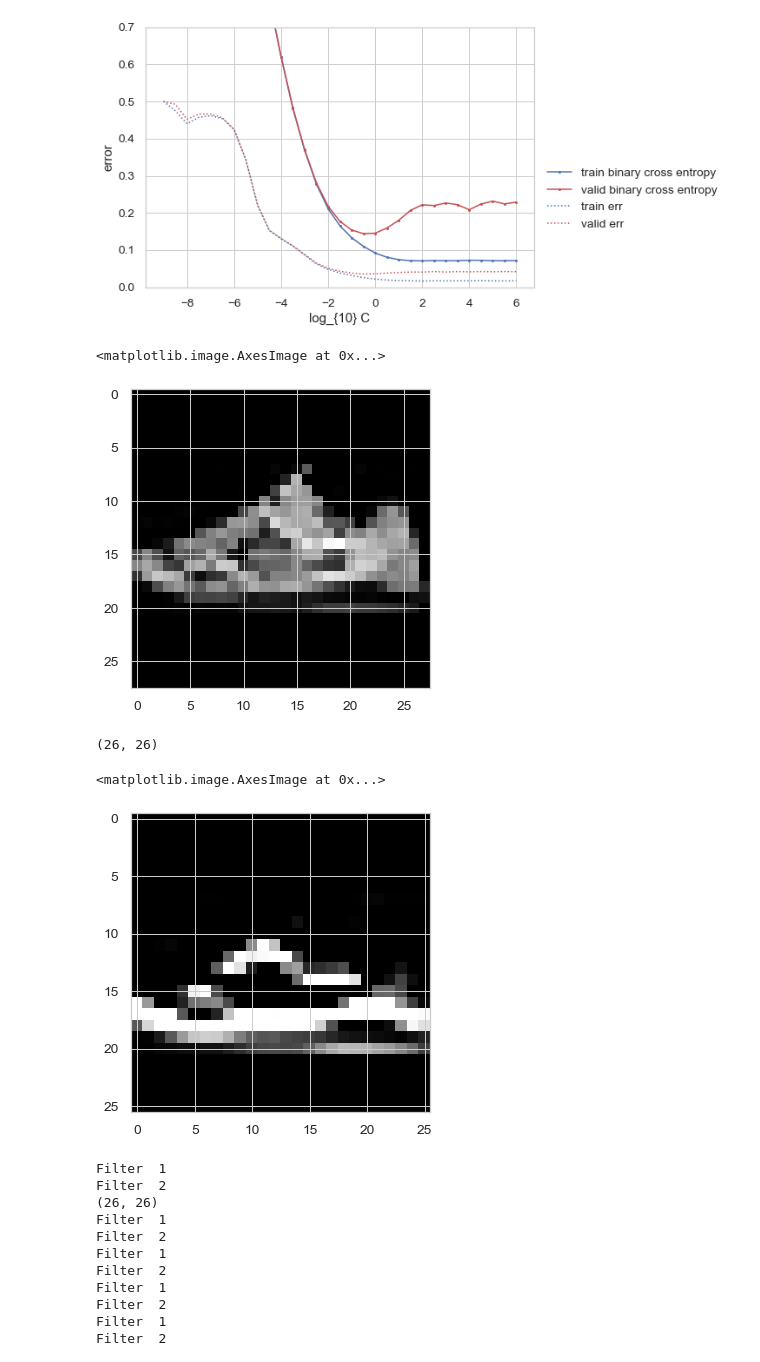
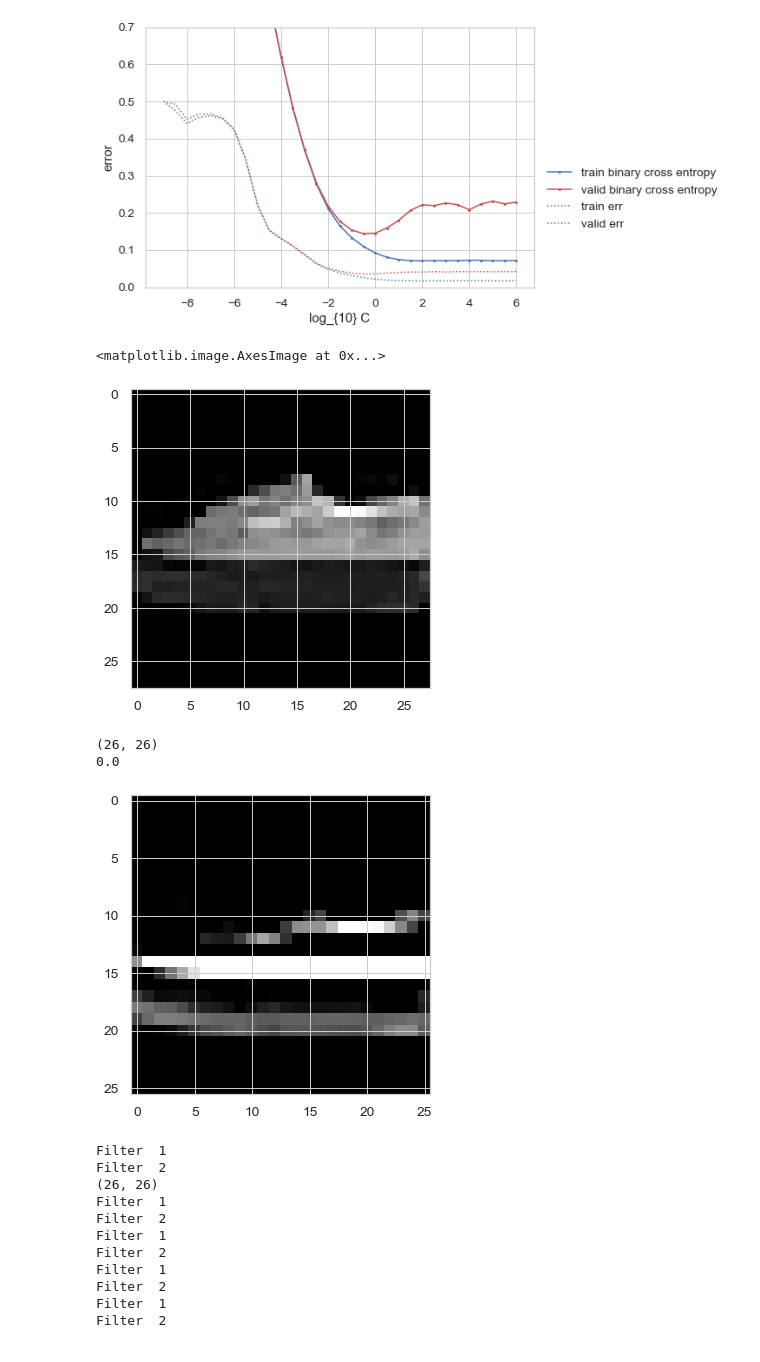
Before and after one commit to kamibrumi/comp135-intro-to-ml, a Jupyter notebook: projectA/projA_notebook_p2.ipynb, the cells around one changed output. Drawn from its saved outputs; the diff is of its cells as text; code cells hidden in the pictures.

```diff
--- a/projectA/projA_notebook_p2.ipynb
+++ b/projectA/projA_notebook_p2.ipynb
@@ -670,19 +670,20 @@ def conv(img, conv_filter):
         feature_maps[:, :, filter_num] = conv_map # Holding feature map with the current filter.
     return feature_maps # Returning all feature maps.
 # %%
-image = 300
+image = 55
 plt.imshow(training_x_tr[image].reshape(28,28), interpolation='nearest', vmin=0, vmax=1, cmap='gray')
 # %% [output]
 <matplotlib.image.AxesImage at 0x...>
-[figure, old version]
+[figure, new version]
 # %%
 new_image = conv(training_x_tr[image].reshape(28,28), l1_filter)
 print(new_image[:,:,1].shape)
 plt.imshow(new_image[:,:,1], interpolation='nearest', vmin=0, vmax=1, cmap='gray')
+print(training_y_tr[image])
 # %% [output]
 (26, 26)
+0.0
-<matplotlib.image.AxesImage at 0x...>
-[figure, old version]
+[figure, new version]
 # %%
 # Now I will create a new dataset with the convoluted images
 
```
Also changed, not shown: parts of 5 cells of this notebook, 25 other files.
